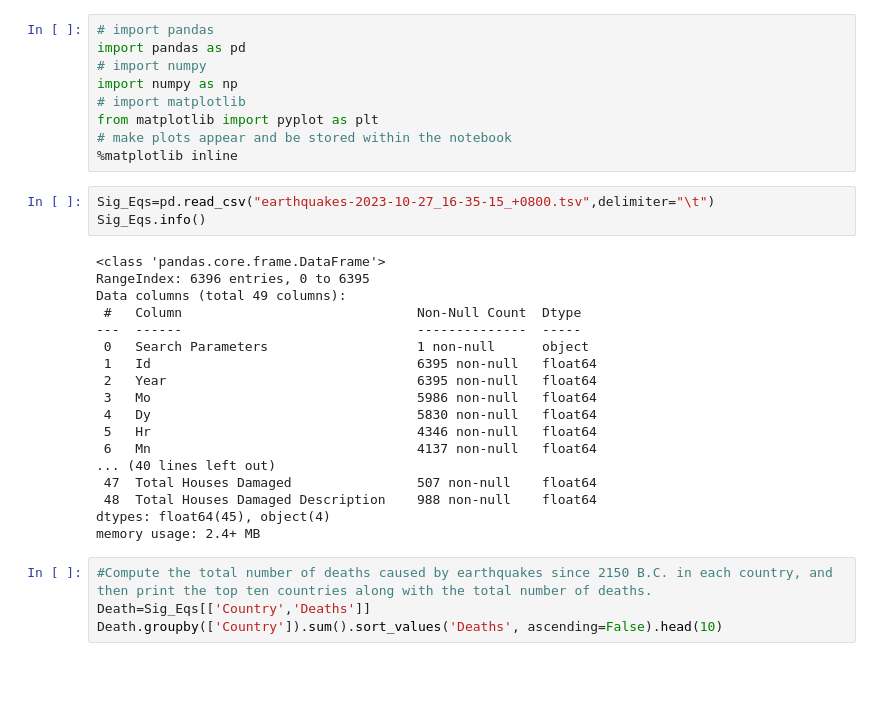
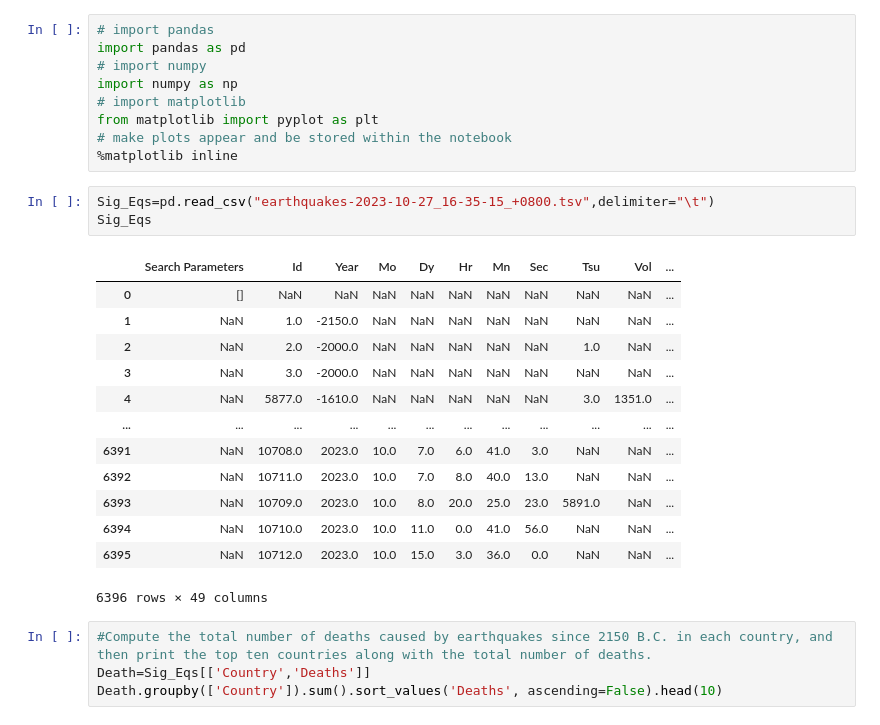
Before and after one commit to Lazarus302722/ESE5023_Assignments_12332302, a Jupyter notebook: PS2.ipynb, the cells around one changed output. Cells and saved outputs as stored; diff of their text form; blank space fills up the shorter version.

```diff
--- a/PS2.ipynb
+++ b/PS2.ipynb
@@ -9,25 +9,21 @@ from matplotlib import pyplot as plt
 %matplotlib inline
 # %%
 Sig_Eqs=pd.read_csv("earthquakes-2023-10-27_16-35-15_+0800.tsv",delimiter="\t")
-Sig_Eqs.info()
+Sig_Eqs
 # %% [output]
+|  | Search Parameters | Id | Year | Mo | Dy | Hr | Mn | Sec | Tsu | Vol | ... |
+| 0 | [] | NaN | NaN | NaN | NaN | NaN | NaN | NaN | NaN | NaN | ... |
+| 1 | NaN | 1.0 | -2150.0 | NaN | NaN | NaN | NaN | NaN | NaN | NaN | ... |
+| 2 | NaN | 2.0 | -2000.0 | NaN | NaN | NaN | NaN | NaN | 1.0 | NaN | ... |
+| 3 | NaN | 3.0 | -2000.0 | NaN | NaN | NaN | NaN | NaN | NaN | NaN | ... |
+| 4 | NaN | 5877.0 | -1610.0 | NaN | NaN | NaN | NaN | NaN | 3.0 | 1351.0 | ... |
+| ... | ... | ... | ... | ... | ... | ... | ... | ... | ... | ... | ... |
+| 6391 | NaN | 10708.0 | 2023.0 | 10.0 | 7.0 | 6.0 | 41.0 | 3.0 | NaN | NaN | ... |
+| 6392 | NaN | 10711.0 | 2023.0 | 10.0 | 7.0 | 8.0 | 40.0 | 13.0 | NaN | NaN | ... |
+| 6393 | NaN | 10709.0 | 2023.0 | 10.0 | 8.0 | 20.0 | 25.0 | 23.0 | 5891.0 | NaN | ... |
+| 6394 | NaN | 10710.0 | 2023.0 | 10.0 | 11.0 | 0.0 | 41.0 | 56.0 | NaN | NaN | ... |
+| 6395 | NaN | 10712.0 | 2023.0 | 10.0 | 15.0 | 3.0 | 36.0 | 0.0 | NaN | NaN | ... |
-<class 'pandas.core.frame.DataFrame'>
-RangeIndex: 6396 entries, 0 to 6395
-Data columns (total 49 columns):
- #   Column                              Non-Null Count  Dtype
----  ------                              --------------  -----
- 0   Search Parameters                   1 non-null      object
- 1   Id                                  6395 non-null   float64
- 2   Year                                6395 non-null   float64
- 3   Mo                                  5986 non-null   float64
- 4   Dy                                  5830 non-null   float64
- 5   Hr                                  4346 non-null   float64
- 6   Mn                                  4137 non-null   float64
-... (40 lines left out)
- 47  Total Houses Damaged                507 non-null    float64
- 48  Total Houses Damaged Description    988 non-null    float64
-dtypes: float64(45), object(4)
-memory usage: 2.4+ MB
+6396 rows × 49 columns
 # %%
 #Compute the total number of deaths caused by earthquakes since 2150 B.C. in each country, and then print the top ten countries along with the total number of deaths.
 Death=Sig_Eqs[['Country','Deaths']]
```
Also changed, not shown: parts of 2 cells of this notebook.
